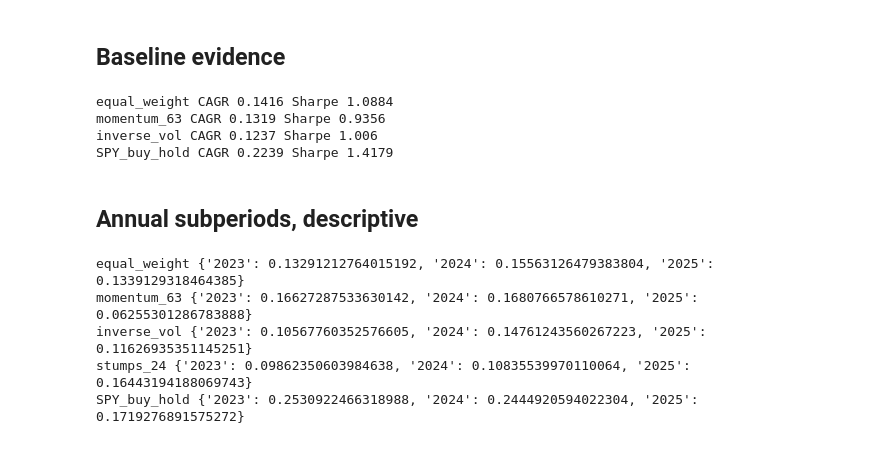
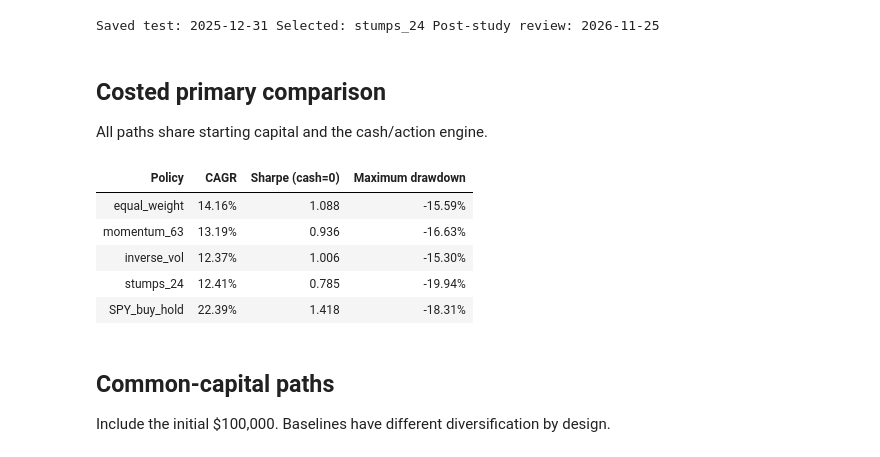
Before and after one commit to thvh2006/systematic-equity-ml-research, a Jupyter notebook: notebooks/03_baseline_strategy_research.ipynb, the cells around one changed output. Saved outputs shown, nothing was run; the diff lists cells and outputs as text; code cells hidden in the pictures.

```diff
--- a/notebooks/03_baseline_strategy_research.ipynb
+++ b/notebooks/03_baseline_strategy_research.ipynb
@@ -4,28 +7,32 @@ Saved retrospective research. No training or held-out reselection. Run from the
 # %%
 from pathlib import Path
-import json,sys
+import json,sys,math,statistics
 r=Path.cwd()
 if not (r/'artifacts/research').exists(): r=r.parent
-sys.path.insert(0,str(r/'src'))
-b=json.loads((r/'artifacts/research/public_bundle.json').read_text())
-a=b['analysis']
+sys.path.insert(0,str(r/'src'));sys.path.insert(0,str(r))
+from scripts.review_visuals import table,figure,lines,bars
+if 'display_bundle' not in globals():
+ from IPython.display import display
+ def display_bundle(data): display(data,raw=True)
+b=json.loads((r/'artifacts/research/public_bundle.json').read_text());a=b['analysis']
+p=json.loads((r/'artifacts/review/polish.json').read_text());chosen=b['selected']
+print('Saved test:',b['as_of'],'Selected:',chosen,'Post-study review:',p['review_date'])
+# %% [output]
+Saved test: 2025-12-31 Selected: stumps_24 Post-study review: 2026-11-25
-# %% [markdown]
-## Baseline evidence
-# %%
-for n in ["equal_weight","momentum_63","inverse_vol","SPY_buy_hold"]:
- m=b["results"][n]["metrics"];print(n,"CAGR",round(m["cagr"],4),"Sharpe",round(m["sharpe_zero_cash"],4))
-# %% [output]
-equal_weight CAGR 0.1416 Sharpe 1.0884
-momentum_63 CAGR 0.1319 Sharpe 0.9356
-inverse_vol CAGR 0.1237 Sharpe 1.006
-SPY_buy_hold CAGR 0.2239 Sharpe 1.4179
-# %% [markdown]
-## Annual subperiods, descriptive
-# %%
-for n,x in a["strategies"].items(): print(n,x["annual_returns"])
-# %% [output]
-equal_weight {'2023': 0.13291212764015192, '2024': 0.15563126479383804, '2025': 0.1339129318464385}
-momentum_63 {'2023': 0.16627287533630142, '2024': 0.1680766578610271, '2025': 0.06255301286783888}
-inverse_vol {'2023': 0.10567760352576605, '2024': 0.14761243560267223, '2025': 0.11626935351145251}
-stumps_24 {'2023': 0.09862350603984638, '2024': 0.10835539970110064, '2025': 0.16443194188069743}
-SPY_buy_hold {'2023': 0.2530922466318988, '2024': 0.2444920594022304, '2025': 0.1719276891575272}
+# %% [markdown]
+## Costed primary comparison
+
+All paths share starting capital and the cash/action engine.
+# %%
+display_bundle(table(['Policy','CAGR','Sharpe (cash=0)','Maximum drawdown'],[[n,f'{v["metrics"]["cagr"]:.2%}',f'{v["metrics"]["sharpe_zero_cash"]:.3f}',f'{v["metrics"]["max_drawdown"]:.2%}'] for n,v in b['results'].items()]))
+# %% [output]
+| Policy | CAGR | Sharpe (cash=0) | Maximum drawdown |
+| equal_weight | 14.16% | 1.088 | -15.59% |
+| momentum_63 | 13.19% | 0.936 | -16.63% |
+| inverse_vol | 12.37% | 1.006 | -15.30% |
+| stumps_24 | 12.41% | 0.785 | -19.94% |
+| SPY_buy_hold | 22.39% | 1.418 | -18.31% |
+# %% [markdown]
+## Common-capital paths
+
+Include the initial $100,000. Baselines have different diversification by design.
```
Also changed, not shown: parts of 6 cells of this notebook, 7 other files.
